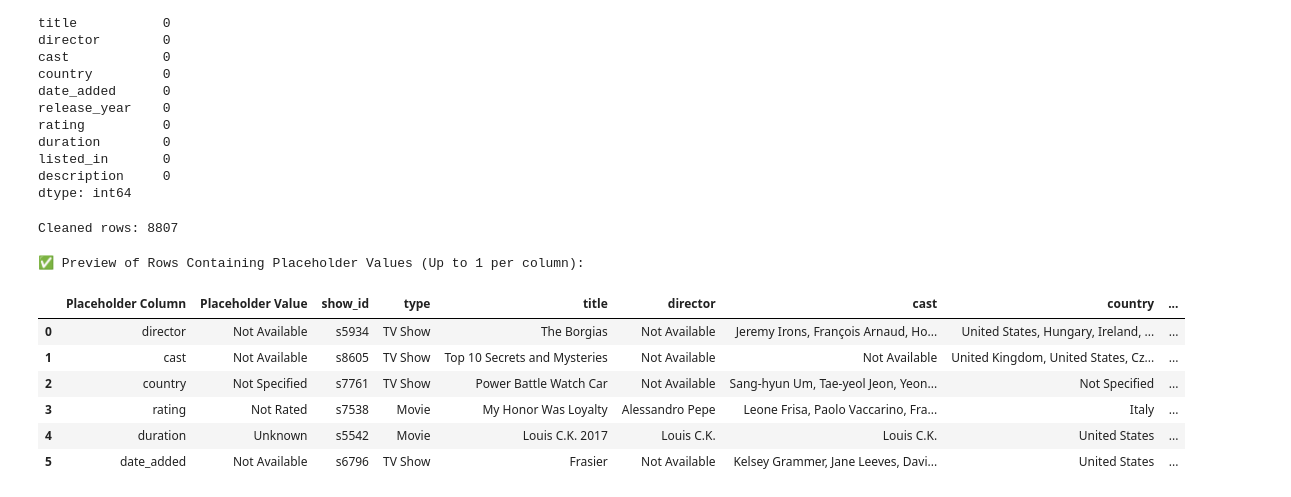
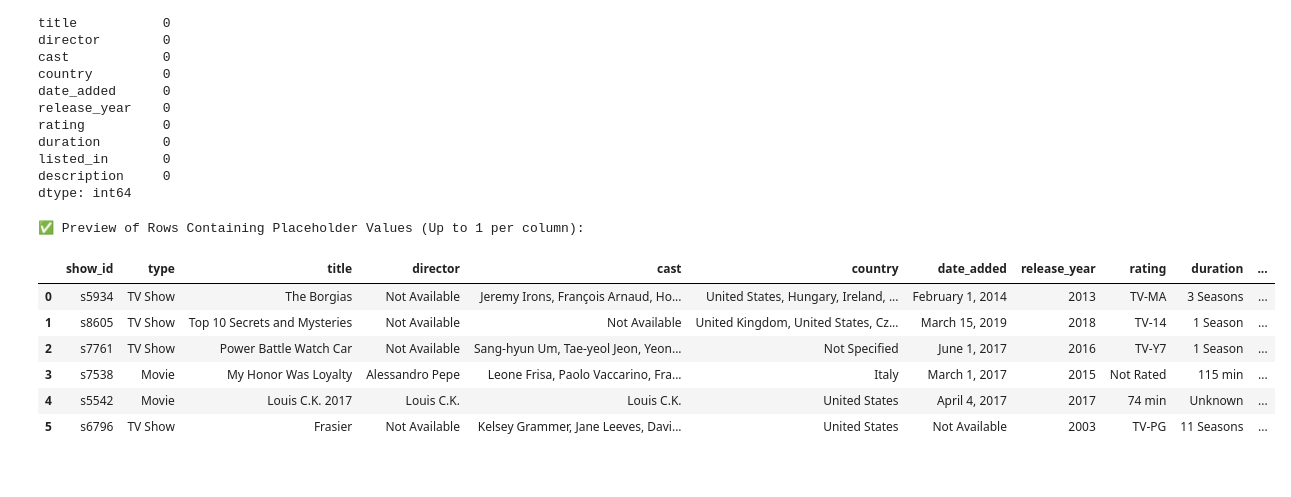
Before and after one commit to ajinshanid/netflix-data-analysis-, a Jupyter notebook: Netflix_Basic_Analysis.ipynb, the cells around one changed output. Saved outputs shown, nothing was run; the diff lists cells and outputs as text; code cells hidden in the pictures.

```diff
--- a/Netflix_Basic_Analysis.ipynb
+++ b/Netflix_Basic_Analysis.ipynb
@@ -161,11 +161,6 @@ duration        0
 listed_in       0
 description     0
 dtype: int64
-# %%
-# print("Original rows:", raw.shape[0])
-print("Cleaned rows:", df.shape[0])
-# %% [output]
-Cleaned rows: 8807
 # %%
 import pandas as pd
 from IPython.display import display
@@ -175,42 +170,38 @@ placeholders = {
     'director':     'Not Available',
     'cast':         'Not Available',
     'country':      'Not Specified',
     'rating':       'Not Rated',
     'duration':     'Unknown',
     'date_added':   'Not Available'
 }
 
 # Fill missing values in the DataFrame using placeholders
 for col, val in placeholders.items():
     df[col].fillna(val, inplace=True)
 
 # Collect a preview of up to each row per placeholder column
 placeholder_rows = []
 
 for col, val in placeholders.items():
     match = df[df[col] == val].copy()
     if not match.empty:
         match = match.sample(n=min(1, len(match)), random_state=1)  # random 6 rows or fewer
         match['Placeholder Column'] = col
         match['Placeholder Value'] = val
         placeholder_rows.append(match)
 
 # Combine sampled rows
 imputed_preview_df = pd.concat(placeholder_rows, ignore_index=True)
 
-# Reorder columns to show metadata first
-cols = ['Placeholder Column', 'Placeholder Value'] + [c for c in imputed_preview_df.columns if c not in ['Placeholder Column', 'Placeholder Value']]
-imputed_preview_df = imputed_preview_df[cols]
-
 # Display the preview
-print("✅ Preview of Rows Containing Placeholder Values (Up to 1 per column):")
+print("✅ Preview of Rows Containing Placeholder Values :")
 display(imputed_preview_df)
 # %% [output]
 ✅ Preview of Rows Containing Placeholder Values (Up to 1 per column):
-|  | Placeholder Column | Placeholder Value | show_id | type | title | director | cast | country | ... |
-| 0 | director | Not Available | s5934 | TV Show | The Borgias | Not Available | Jeremy Irons, François Arnaud, Ho... | United States, Hungary, Ireland, ... | ... |
-| 1 | cast | Not Available | s8605 | TV Show | Top 10 Secrets and Mysteries | Not Available | Not Available | United Kingdom, United States, Cz... | ... |
-| 2 | country | Not Specified | s7761 | TV Show | Power Battle Watch Car | Not Available | Sang-hyun Um, Tae-yeol Jeon, Yeon... | Not Specified | ... |
-| 3 | rating | Not Rated | s7538 | Movie | My Honor Was Loyalty | Alessandro Pepe | Leone Frisa, Paolo Vaccarino, Fra... | Italy | ... |
-| 4 | duration | Unknown | s5542 | Movie | Louis C.K. 2017 | Louis C.K. | Louis C.K. | United States | ... |
-| 5 | date_added | Not Available | s6796 | TV Show | Frasier | Not Available | Kelsey Grammer, Jane Leeves, Davi... | United States | ... |
+|  | show_id | type | title | director | cast | country | date_added | release_year | rating | duration | ... |
+| 0 | s5934 | TV Show | The Borgias | Not Available | Jeremy Irons, François Arnaud, Ho... | United States, Hungary, Ireland, ... | February 1, 2014 | 2013 | TV-MA | 3 Seasons | ... |
+| 1 | s8605 | TV Show | Top 10 Secrets and Mysteries | Not Available | Not Available | United Kingdom, United States, Cz... | March 15, 2019 | 2018 | TV-14 | 1 Season | ... |
+| 2 | s7761 | TV Show | Power Battle Watch Car | Not Available | Sang-hyun Um, Tae-yeol Jeon, Yeon... | Not Specified | June 1, 2017 | 2016 | TV-Y7 | 1 Season | ... |
+| 3 | s7538 | Movie | My Honor Was Loyalty | Alessandro Pepe | Leone Frisa, Paolo Vaccarino, Fra... | Italy | March 1, 2017 | 2015 | Not Rated | 115 min | ... |
+| 4 | s5542 | Movie | Louis C.K. 2017 | Louis C.K. | Louis C.K. | United States | April 4, 2017 | 2017 | 74 min | Unknown | ... |
+| 5 | s6796 | TV Show | Frasier | Not Available | Kelsey Grammer, Jane Leeves, Davi... | United States | Not Available | 2003 | TV-PG | 11 Seasons | ... |
```
Also changed, not shown: parts of 2 cells of this notebook.
